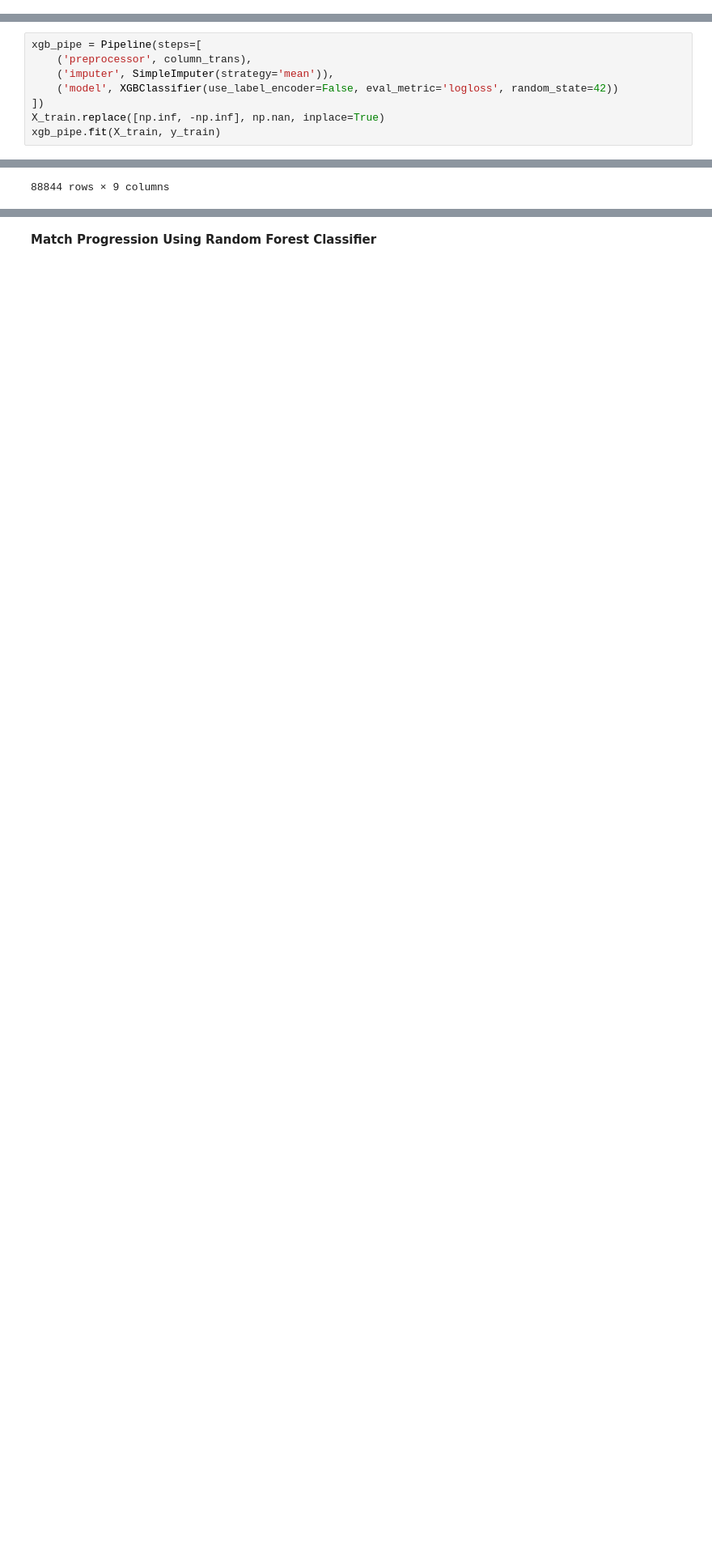
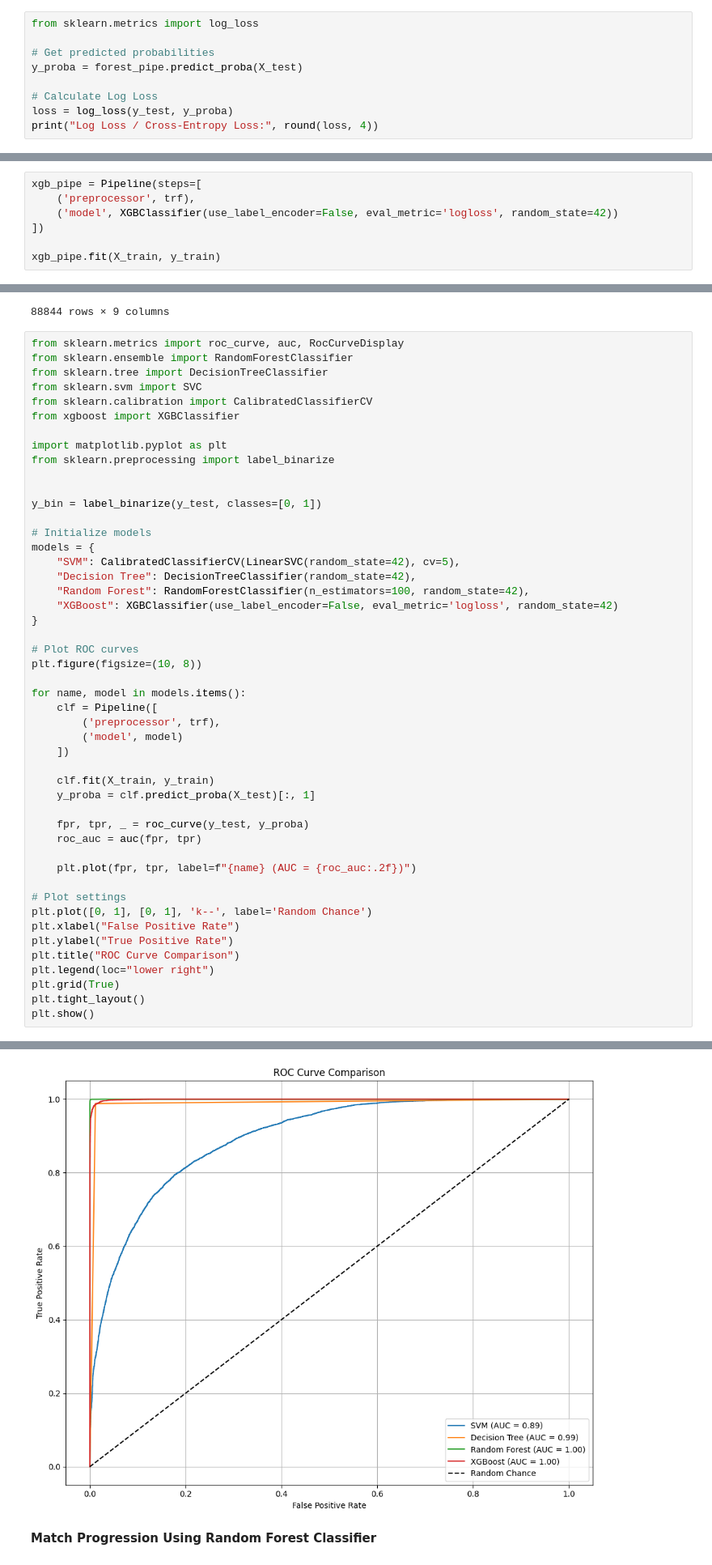
Before and after one commit to brandencodez/IPL-Win-Predictor, a Jupyter notebook: ipl-notebook-2.ipynb, the cells around one changed output, grey strips where cells are left out. Shown at 81% size. Cells and saved outputs as stored; diff of their text form; blank space fills up the shorter version.

```diff
--- a/ipl-notebook-2.ipynb
+++ b/ipl-notebook-2.ipynb
@@ -426,0 +665,9 @@ weighted avg       0.84      0.84      0.84     22211
+# %%
+from sklearn.metrics import log_loss
+
+# Get predicted probabilities
+y_proba = forest_pipe.predict_proba(X_test)
+
+# Calculate Log Loss
+loss = log_loss(y_test, y_proba)
+print("Log Loss / Cross-Entropy Loss:", round(loss, 4))
@@ -471,10 +721,9 @@ column_trans = ColumnTransformer([
 # %%
 xgb_pipe = Pipeline(steps=[
-    ('preprocessor', column_trans),
-    ('imputer', SimpleImputer(strategy='mean')),
+    ('preprocessor', trf),
     ('model', XGBClassifier(use_label_encoder=False, eval_metric='logloss', random_state=42))
 ])
-X_train.replace([np.inf, -np.inf], np.nan, inplace=True)
+
 xgb_pipe.fit(X_train, y_train)
 # %% [output]
 Parameters: { "use_label_encoder" } are not used.
@@ -568,3 +820,52 @@ X_train
 | 96303 | Delhi Capitals | Lucknow Super Giants | Lucknow | 73 | 22 | 3 | 193 | 7.346939 | 19.909091 |
 | 65724 | Mumbai Indians | Delhi Capitals | Delhi | 11 | 10 | 1 | 174 | 8.890909 | 6.600000 |
 88844 rows × 9 columns
+# %%
+from sklearn.metrics import roc_curve, auc, RocCurveDisplay
+from sklearn.ensemble import RandomForestClassifier
+from sklearn.tree import DecisionTreeClassifier
+from sklearn.svm import SVC
+from sklearn.calibration import CalibratedClassifierCV
+from xgboost import XGBClassifier
+
+import matplotlib.pyplot as plt
+from sklearn.preprocessing import label_binarize
+
+
+y_bin = label_binarize(y_test, classes=[0, 1])
+
+# Initialize models
+models = {
+    "SVM": CalibratedClassifierCV(LinearSVC(random_state=42), cv=5),
+    "Decision Tree": DecisionTreeClassifier(random_state=42),
+    "Random Forest": RandomForestClassifier(n_estimators=100, random_state=42),
+    "XGBoost": XGBClassifier(use_label_encoder=False, eval_metric='logloss', random_state=42)
+}
+
+# Plot ROC curves
+plt.figure(figsize=(10, 8))
+
+for name, model in models.items():
+    clf = Pipeline([
+        ('preprocessor', trf),
+        ('model', model)
+    ])
+
+    clf.fit(X_train, y_train)
+    y_proba = clf.predict_proba(X_test)[:, 1]
+
+    fpr, tpr, _ = roc_curve(y_test, y_proba)
+    roc_auc = auc(fpr, tpr)
+
+    plt.plot(fpr, tpr, label=f"{name} (AUC = {roc_auc:.2f})")
+
+# Plot settings
+plt.plot([0, 1], [0, 1], 'k--', label='Random Chance')
+plt.xlabel("False Positive Rate")
+plt.ylabel("True Positive Rate")
+plt.title("ROC Curve Comparison")
+plt.legend(loc="lower right")
+plt.grid(True)
+plt.tight_layout()
+plt.show()
+# %% [output]
@@ -571,3 +875,4 @@ X_train
+[figure, added]
 # %% [markdown]
 **Match Progression Using Random Forest Classifier**
 # %%
```
Also changed, not shown: parts of 47 cells of this notebook.
